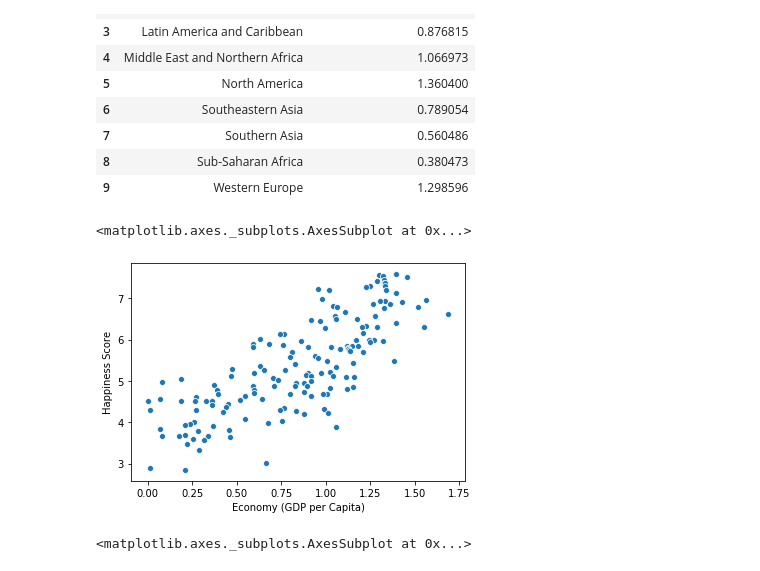
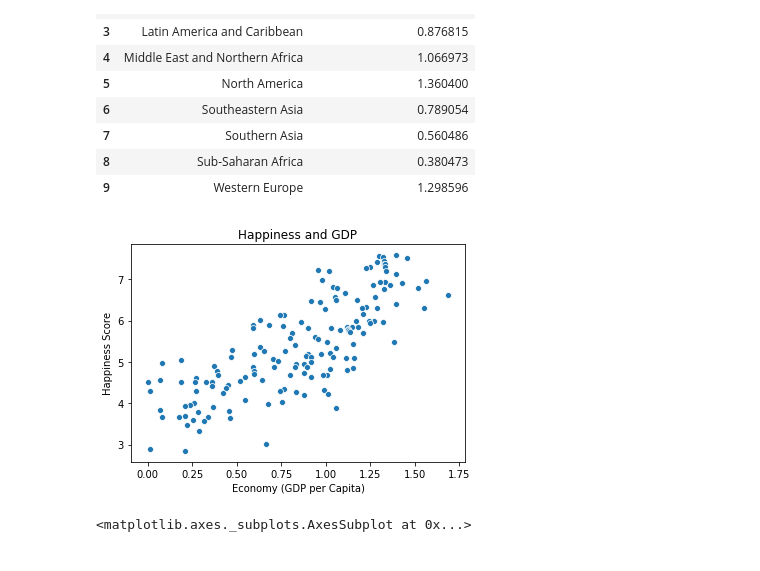
Before and after one commit to ipatel467/Happiness-Index, a Jupyter notebook: Index.ipynb, the cells around one changed output. Saved outputs shown, nothing was run; the diff lists cells and outputs as text; code cells hidden in the pictures.

```diff
--- a/Index.ipynb
+++ b/Index.ipynb
@@ -211,9 +211,9 @@ df15_grouped.rename({'':''},axis=1)
 | 9 | Western Europe | 1.298596 |
 # %%
 sns.scatterplot(data = df15, y ='Happiness Score' , x = 'Economy (GDP per Capita)')
+plt.title('Happiness and GDP');
 # %% [output]
-<matplotlib.axes._subplots.AxesSubplot at 0x...>
-[figure, old version]
+[figure, new version]
 # %%
 sns.scatterplot(data = df15, x = 'Freedom', y ='Happiness Score' )
 # %% [output]
```
Also changed, not shown: parts of 3 cells of this notebook.
